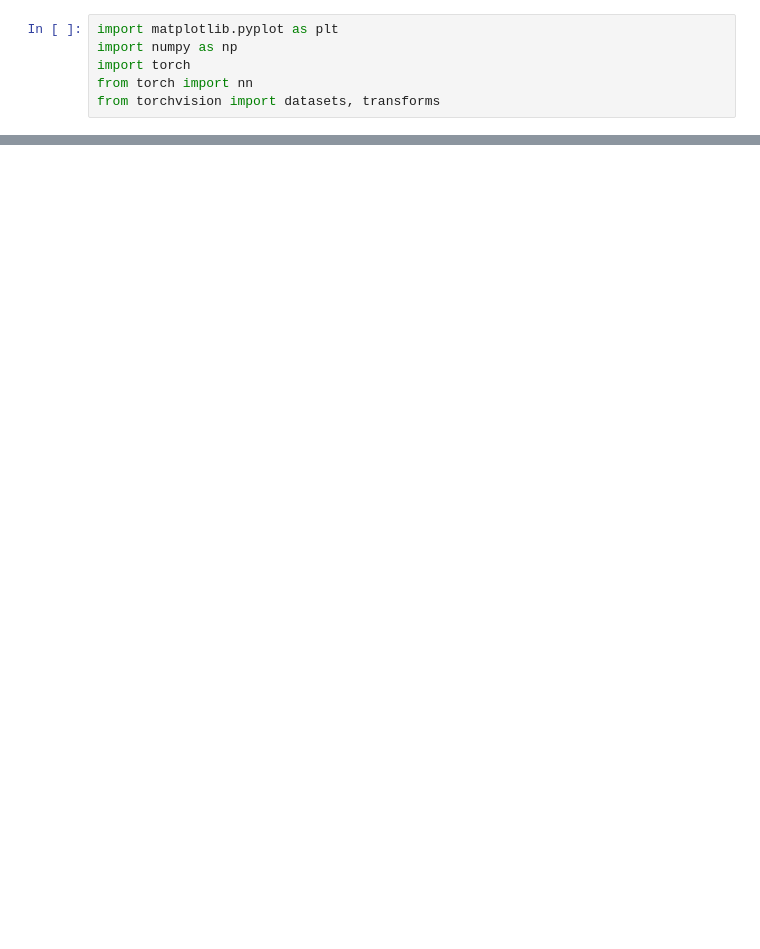
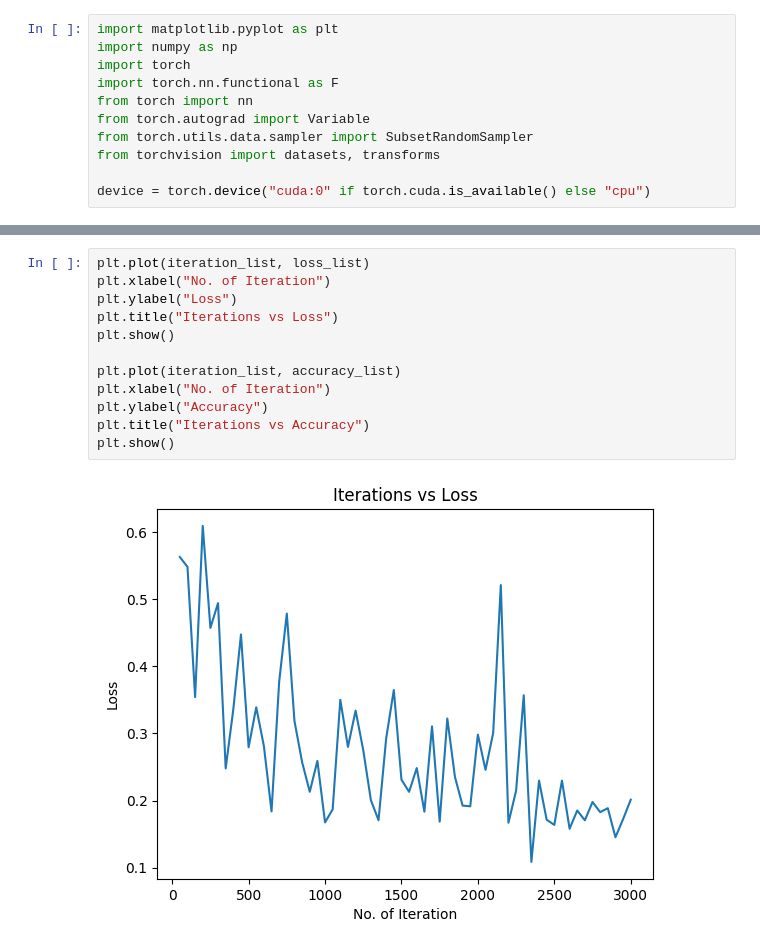
Before and after one commit to ParimiHarsha/FashionMNIST-Classification, a Jupyter notebook: FashionMNIST_classification.ipynb, the cells around one changed output, grey strips where cells are left out. Drawn from its saved outputs; the diff is of its cells as text; blank space fills up the shorter version.

```diff
--- a/FashionMNIST_classification.ipynb
+++ b/FashionMNIST_classification.ipynb
@@ -2,5 +21,10 @@
 import matplotlib.pyplot as plt
 import numpy as np
 import torch
+import torch.nn.functional as F
 from torch import nn
+from torch.autograd import Variable
+from torch.utils.data.sampler import SubsetRandomSampler
 from torchvision import datasets, transforms
+
+device = torch.device("cuda:0" if torch.cuda.is_available() else "cpu")
@@ -24,0 +240,14 @@ plt.imshow(image[0][0],cmap = 'binary')
+# %%
+plt.plot(iteration_list, loss_list)
+plt.xlabel("No. of Iteration")
+plt.ylabel("Loss")
+plt.title("Iterations vs Loss")
+plt.show()
+
+plt.plot(iteration_list, accuracy_list)
+plt.xlabel("No. of Iteration")
+plt.ylabel("Accuracy")
+plt.title("Iterations vs Accuracy")
+plt.show()
+# %% [output]
+[figure, added]
```
Also changed, not shown: parts of 11 cells of this notebook, 8 other files.
